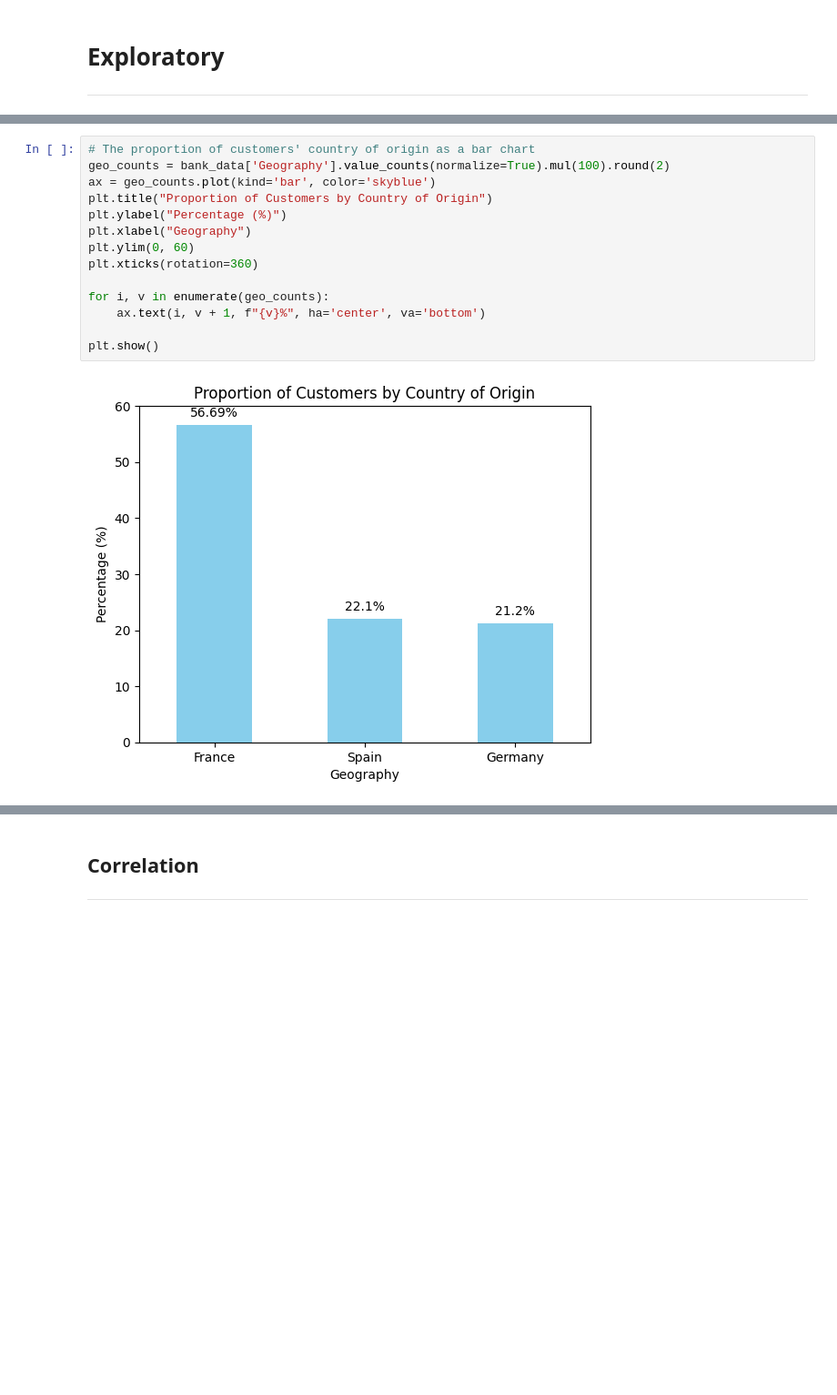
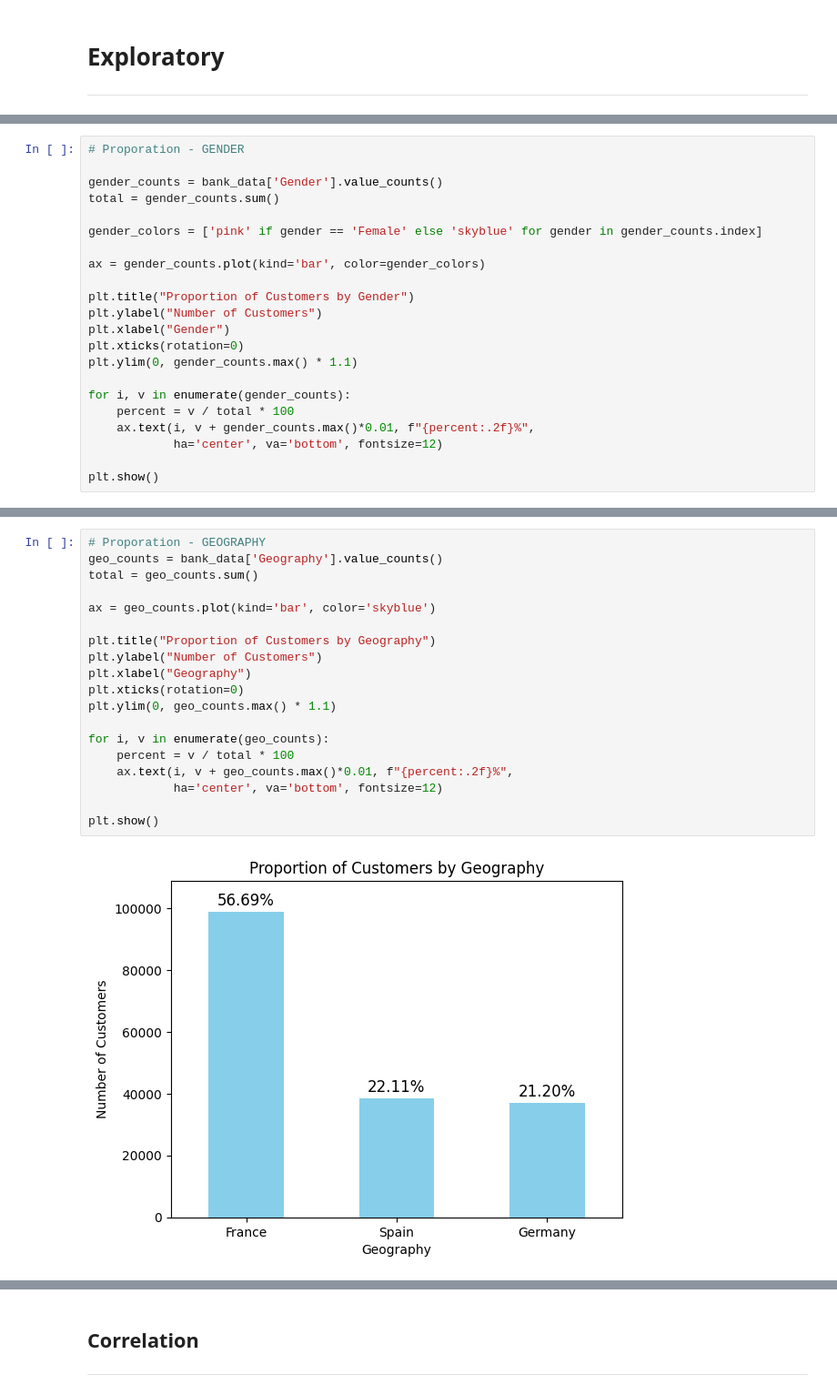
Before and after one commit to phiyenng/Bank-Customers-Churn-Prediction, a Jupyter notebook: notebooks/01_eda.ipynb, the cells around one changed output, grey strips where cells are left out. Shown at 91% size. Saved outputs shown, nothing was run; the diff lists cells and outputs as text; blank space fills up the shorter version.

Commit message:
add "gender" in eda

```diff
--- a/notebooks/01_eda.ipynb
+++ b/notebooks/01_eda.ipynb
@@ -113,0 +135,22 @@ memory usage: 17.4+ MB
+# %%
+# Proporation - GENDER
+
+gender_counts = bank_data['Gender'].value_counts()
+total = gender_counts.sum()
+
+gender_colors = ['pink' if gender == 'Female' else 'skyblue' for gender in gender_counts.index]
+
+ax = gender_counts.plot(kind='bar', color=gender_colors)
+
+plt.title("Proportion of Customers by Gender")
+plt.ylabel("Number of Customers")
+plt.xlabel("Gender")
+plt.xticks(rotation=0)
+plt.ylim(0, gender_counts.max() * 1.1)
+
+for i, v in enumerate(gender_counts):
+    percent = v / total * 100
+    ax.text(i, v + gender_counts.max()*0.01, f"{percent:.2f}%",
+            ha='center', va='bottom', fontsize=12)
+
+plt.show()
@@ -114,16 +159,21 @@ memory usage: 17.4+ MB
 # %%
-# The proportion of customers' country of origin as a bar chart
-geo_counts = bank_data['Geography'].value_counts(normalize=True).mul(100).round(2)
+# Proporation - GEOGRAPHY
+geo_counts = bank_data['Geography'].value_counts()
+total = geo_counts.sum()
+
 ax = geo_counts.plot(kind='bar', color='skyblue')
-plt.title("Proportion of Customers by Country of Origin")
-plt.ylabel("Percentage (%)")
+
+plt.title("Proportion of Customers by Geography")
+plt.ylabel("Number of Customers")
 plt.xlabel("Geography")
-plt.ylim(0, 60)
-plt.xticks(rotation=360)
+plt.xticks(rotation=0)
+plt.ylim(0, geo_counts.max() * 1.1)
 
 for i, v in enumerate(geo_counts):
-    ax.text(i, v + 1, f"{v}%", ha='center', va='bottom')
+    percent = v / total * 100
+    ax.text(i, v + geo_counts.max()*0.01, f"{percent:.2f}%",
+            ha='center', va='bottom', fontsize=12)
 
 plt.show()
 # %% [output]
-[figure, old version]
+[figure, new version]
```
Also changed, not shown: parts of 24 cells of this notebook, 1 other file.
